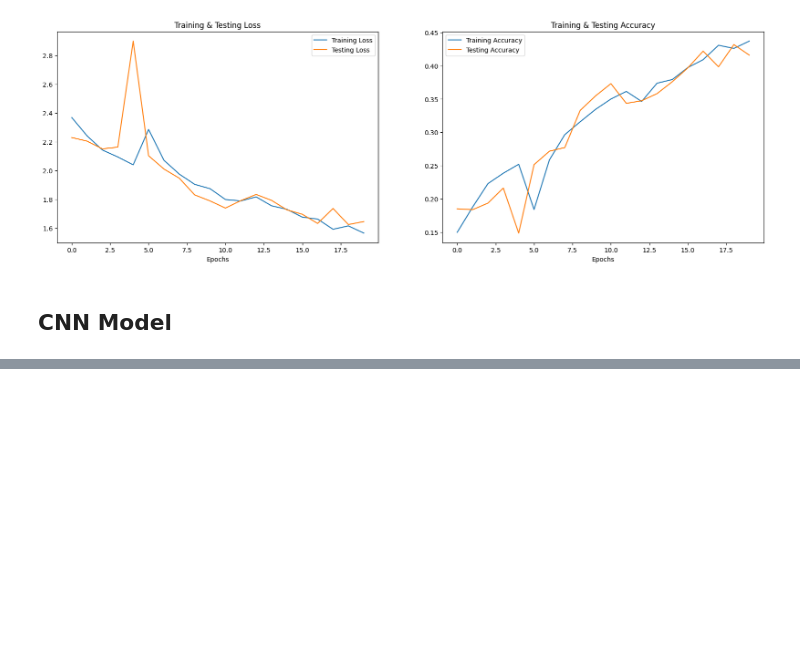
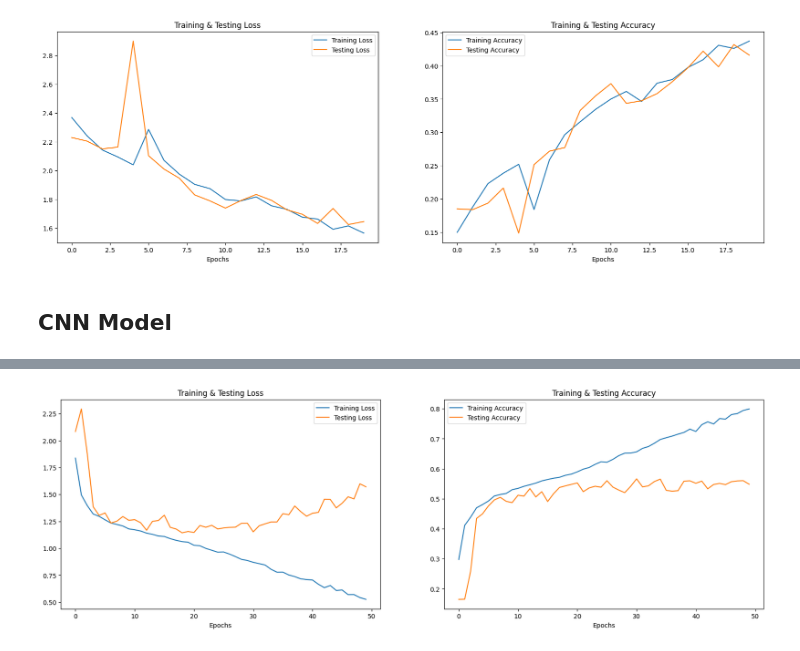
Before and after one commit to Priyanshraj26/IMPACT, a Jupyter notebook: train.ipynb, the cells around one changed output, grey strips where cells are left out. Cells and saved outputs as stored; diff of their text form; code cells hidden in the pictures; blank space fills up the shorter version.

```diff
--- a/train.ipynb
+++ b/train.ipynb
@@ -810,13 +841,18 @@ Model: "sequential_10"
  Non-trainable params: 4,352 (17.00 KB)
 # %%
-# Define EarlyStopping with explicit monitor and mode
-early_stop = EarlyStopping(monitor='val_loss', patience=5, mode='min', restore_best_weights=True)
-
-# Define ReduceLROnPlateau
-lr_reduction = ReduceLROnPlateau(monitor='val_loss', factor=0.5, patience=3, min_lr=1e-6, mode='min')
-
-# Define ModelCheckpoint
-model_checkpoint = ModelCheckpoint('best_model.h5', monitor='val_loss', save_best_only=True, mode='min')
+early_stop=EarlyStopping(monitor='val_acc',
+                         mode='min',
+                         patience=5,
+                         restore_best_weights=True)
+lr_reduction=ReduceLROnPlateau(monitor='val_acc',
+                               patience=3,
+                               verbose=1,
+                               factor=0.5,
+                               min_lr=1e-6)
+model_checkpoint = ModelCheckpoint('best_model.h5',
+                                   monitor='val_loss',
+                                   save_best_only=True,
+                                   mode='min')
 history=model.fit(x_traincnn, y_train, epochs=50, validation_data=(x_testcnn, y_test), batch_size=64,callbacks=[early_stop,lr_reduction,model_checkpoint])
 # %% [output]
 Epoch 1/50
@@ -850,2 +894,26 @@ Epoch 9/50
 WARNING:absl:You are saving your model as an HDF5 file via `model.save()` or `keras.saving.save_model(model)`. This file format is considered legacy. We recommend using instead the native Keras format ...
 ... (3 outputs left out)
+# %%
+print("Accuracy of our model on test data : " , model.evaluate(x_testcnn,y_test)[1]*100 , "%")
+
+epochs = [i for i in range(50)]
+fig , ax = plt.subplots(1,2)
+train_acc = history.history['accuracy']
+train_loss = history.history['loss']
+test_acc = history.history['val_accuracy']
+test_loss = history.history['val_loss']
+
+fig.set_size_inches(20,6)
+ax[0].plot(epochs , train_loss , label = 'Training Loss')
+ax[0].plot(epochs , test_loss , label = 'Testing Loss')
+ax[0].set_title('Training & Testing Loss')
+ax[0].legend()
+ax[0].set_xlabel("Epochs")
+
+ax[1].plot(epochs , train_acc , label = 'Training Accuracy')
+ax[1].plot(epochs , test_acc , label = 'Testing Accuracy')
+ax[1].set_title('Training & Testing Accuracy')
+ax[1].legend()
+ax[1].set_xlabel("Epochs")
+plt.show()
+# %% [output]
@@ -851,0 +922 @@ WARNING:absl:You are saving your model as an HDF5 file via `model.save()` or `ke
+[figure, added]
```
Also changed, not shown: parts of 27 cells of this notebook, 10 other files.
